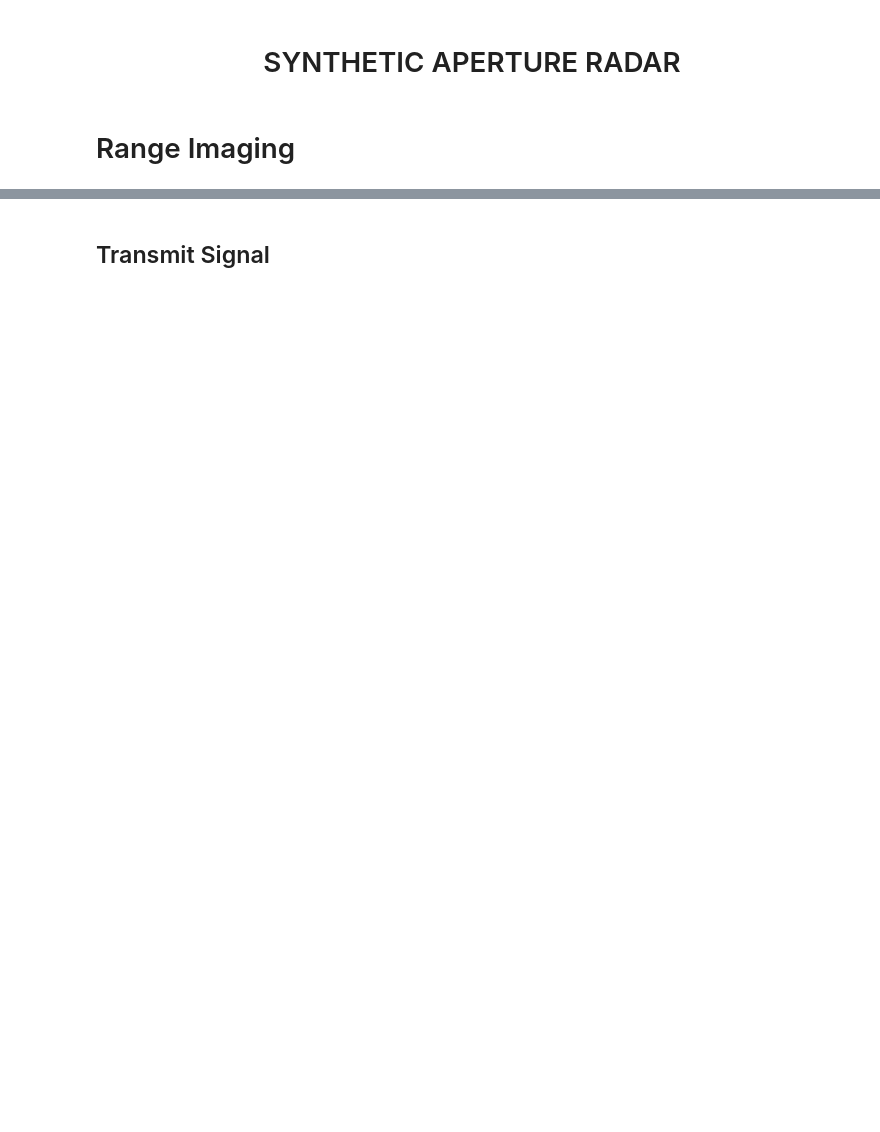
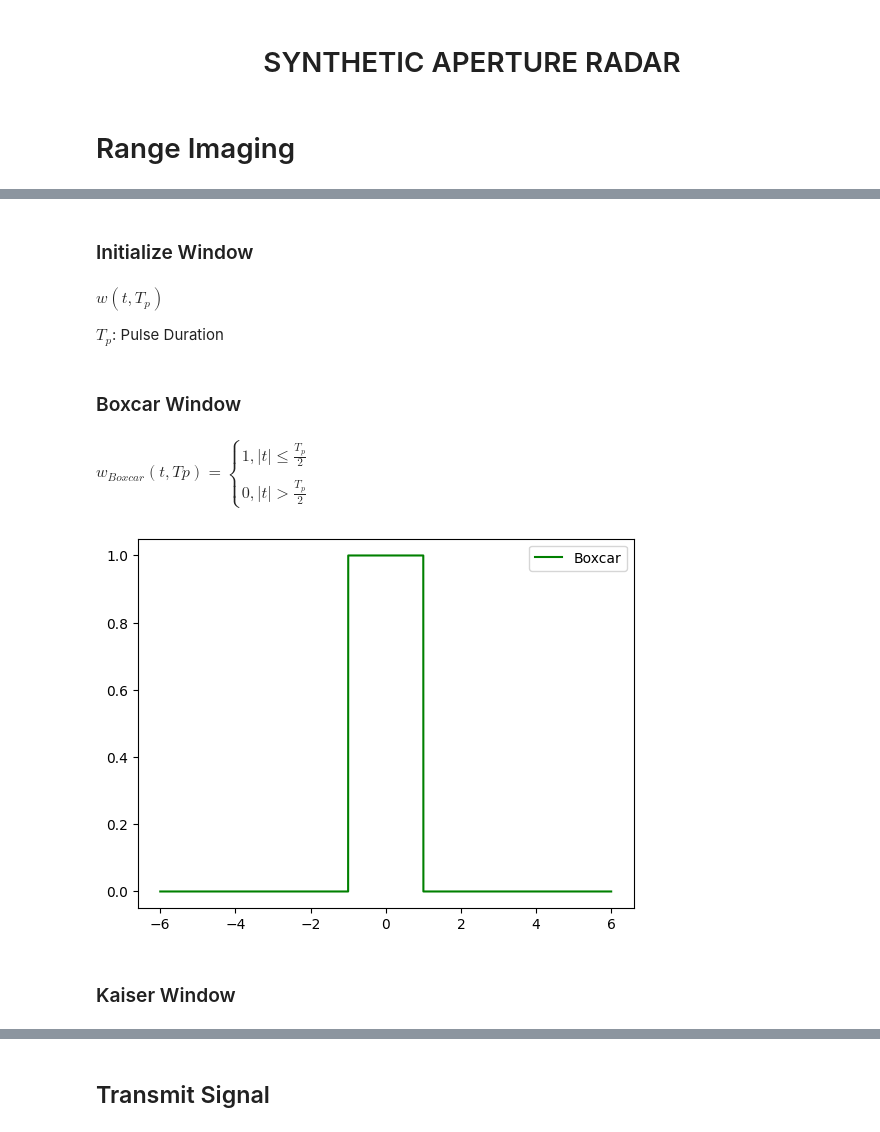
Before and after one commit to YixiangWu/SAR, a Jupyter notebook: SAR.ipynb, the cells around one changed output, grey strips where cells are left out. Cells and saved outputs as stored; diff of their text form; code cells hidden in the pictures; blank space fills up the shorter version.

```diff
--- a/SAR.ipynb
+++ b/SAR.ipynb
@@ -8,0 +11,6 @@ import scipy.signal as signal
+# %% [markdown]
+### Initialize Window
+# %% [markdown]
+$w(t, T_p)$
+
+$T_p$: Pulse Duration
@@ -8,0 +27,20 @@ import scipy.signal as signal
+# %% [markdown]
+### Boxcar Window
+# %% [markdown]
+$
+w_{Boxcar}(t, Tp) =
+\begin{cases}
+1, |t| \leq \frac{T_p}{2}\\\\
+0, |t| \gt \frac{T_p}{2}
+\end{cases}
+$
+# %%
+window[start:end] = signal.windows.boxcar(N_pulse)
+
+plt.plot(t, np.real(window), 'g', label='Boxcar')
+plt.legend()
+plt.draw()
+# %% [output]
+[figure, added]
+# %% [markdown]
+### Kaiser Window
```
Also changed, not shown: parts of 14 cells of this notebook.
